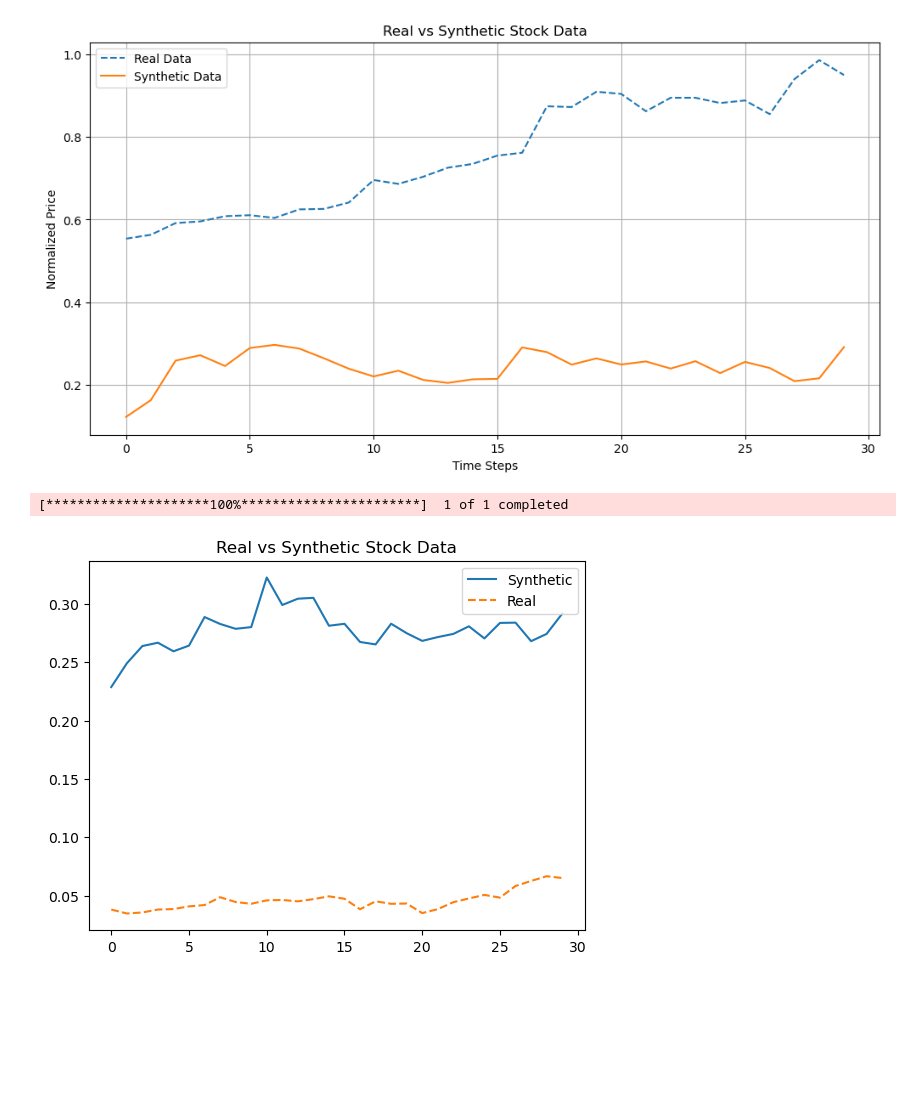
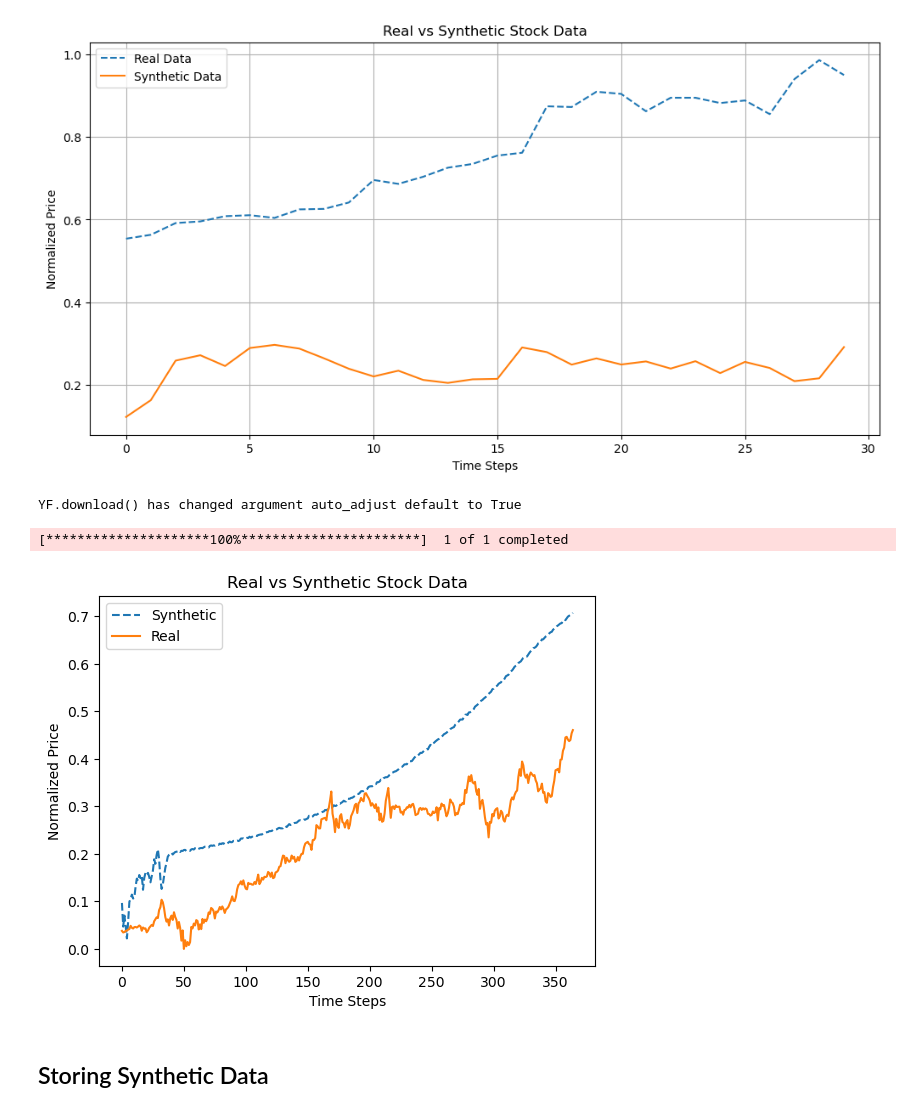
Before and after one commit to victorsobottka/bse-thesis-synthetic-data, a Jupyter notebook: GANs.ipynb, the cells around one changed output. Saved outputs shown, nothing was run; the diff lists cells and outputs as text; code cells hidden in the pictures; blank space fills up the shorter version.

```diff
--- a/GANs.ipynb
+++ b/GANs.ipynb
@@ -642,7 +642,7 @@ class Discriminator(nn.Module):
 # 3. Training Setup
 input_dim = 1
 hidden_dim = 64
-seq_len = 30
+seq_len = 365
 lr = 0.001
 batch_size = 32
 
@@ -729,32 +729,35 @@ for epoch in range(1000):
         # Generator loss
         D_fake = discriminator(H_hat)
         G_loss_U = bce(D_fake, Y_real)
         G_loss_S = mse(H[:, 1:], H_hat_supervise[:, :-1])
         G_loss_V = mse(X, X_hat)
         G_loss = G_loss_U + 100 * torch.sqrt(G_loss_S) + 100 * G_loss_V
 
         g_optimizer.zero_grad()
         G_loss.backward()
         g_optimizer.step()
 
 # 7. Synthetic Data Generation
 generator.eval()
 supervisor.eval()
 recovery.eval()
 
 Z = torch.randn(1, seq_len, hidden_dim).to(device)
 E_hat = generator(Z)
 H_hat = supervisor(E_hat)
 X_hat = recovery(H_hat).detach().cpu().numpy()
 
 # Plot
 plt.plot(X_hat[0], label="Synthetic", linestyle="--")
 plt.plot(sequences[0].cpu(), label="Real", linestyle="-")
 plt.legend()
 plt.xlabel("Time Steps")
 plt.ylabel("Normalized Price")
 plt.title("Real vs Synthetic Stock Data")
 plt.show()
 # %% [output]
-[*********************100%***********************]  1 of 1 completed
+YF.download() has changed argument auto_adjust default to True
+[*********************100%***********************]  1 of 1 completed
-[figure, old version]
+[figure, new version]
+# %% [markdown]
+## Storing Synthetic Data
```
Also changed, not shown: parts of 4 cells of this notebook, 5 other files.
